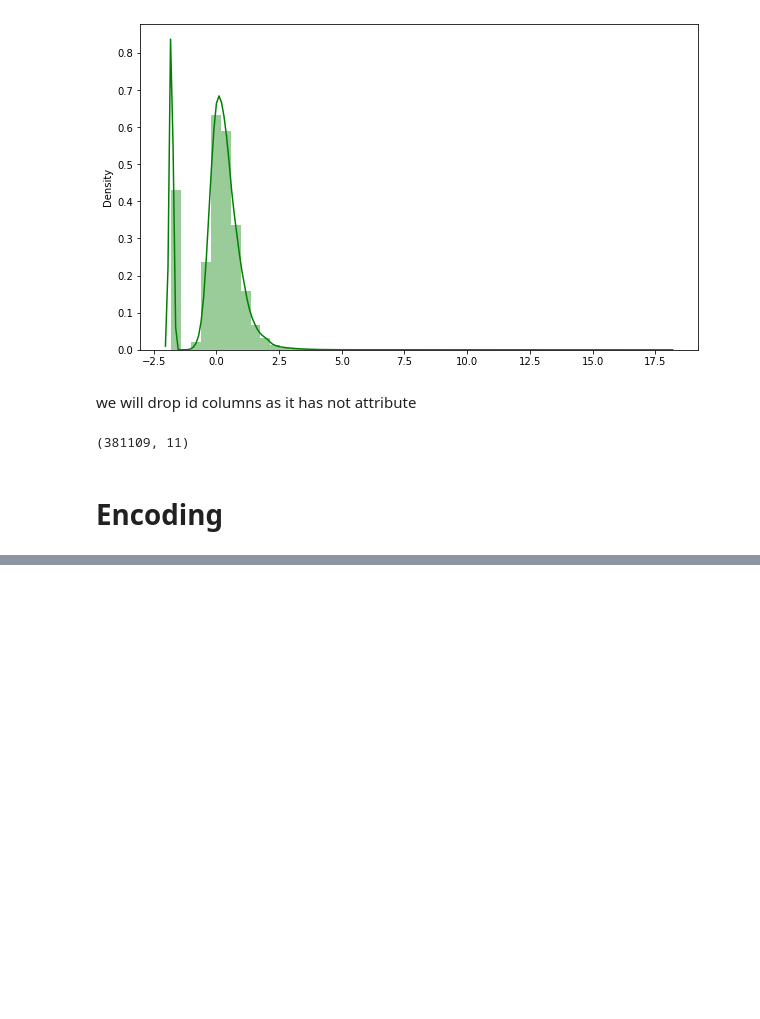
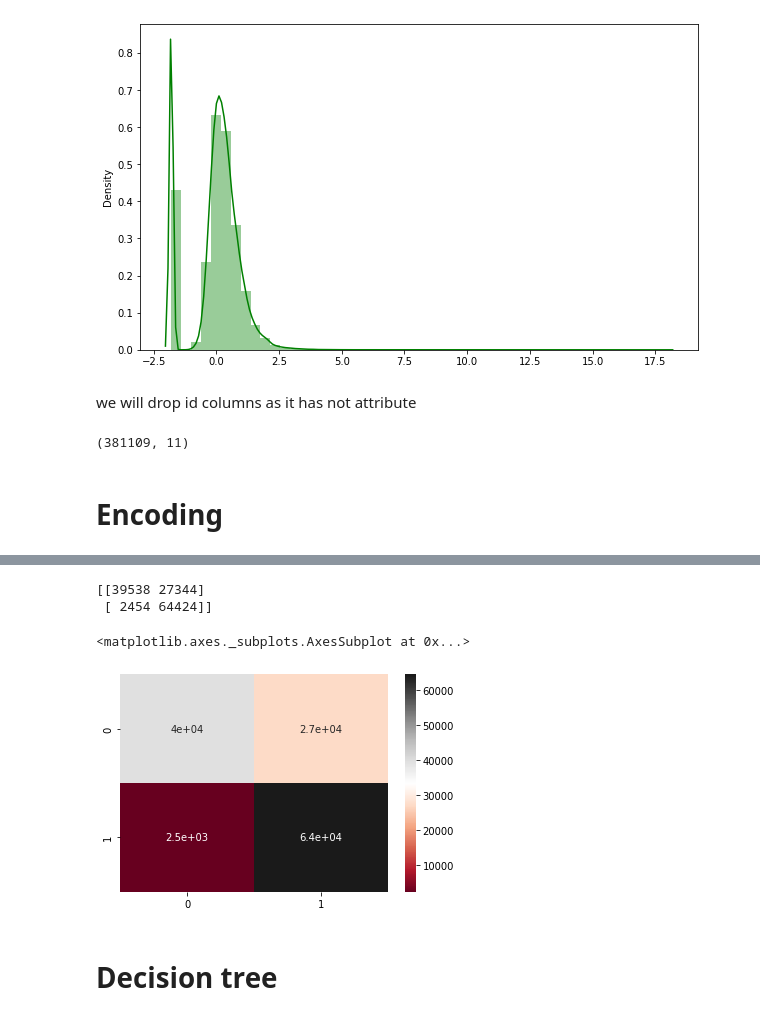
Before and after one commit to ajitpadole/HEALTH-INSURANCE-CROSS-SEAL-PREDICTION, a Jupyter notebook: HEALTH_INSURANCE_CROSS_SELL_PREDICTION.ipynb, the cells around one changed output, grey strips where cells are left out. Cells and saved outputs as stored; diff of their text form; code cells hidden in the pictures; blank space fills up the shorter version.

```diff
--- a/HEALTH_INSURANCE_CROSS_SELL_PREDICTION.ipynb
+++ b/HEALTH_INSURANCE_CROSS_SELL_PREDICTION.ipynb
@@ -377,0 +542,12 @@ df['Vehicle_Damage'] = le.fit_transform(df[['Vehicle_Damage']])
+# %%
+# Confusion matrix
+cm=confusion_matrix(y_test,LOG_RE_pred)
+print(cm)
+sns.heatmap(cm,annot=True,cmap='RdGy')
+# %% [output]
+[[39538 27344]
+ [ 2454 64424]]
+<matplotlib.axes._subplots.AxesSubplot at 0x...>
+[figure, added]
+# %% [markdown]
+# **Decision tree**
```
Also changed, not shown: parts of 44 cells of this notebook.
